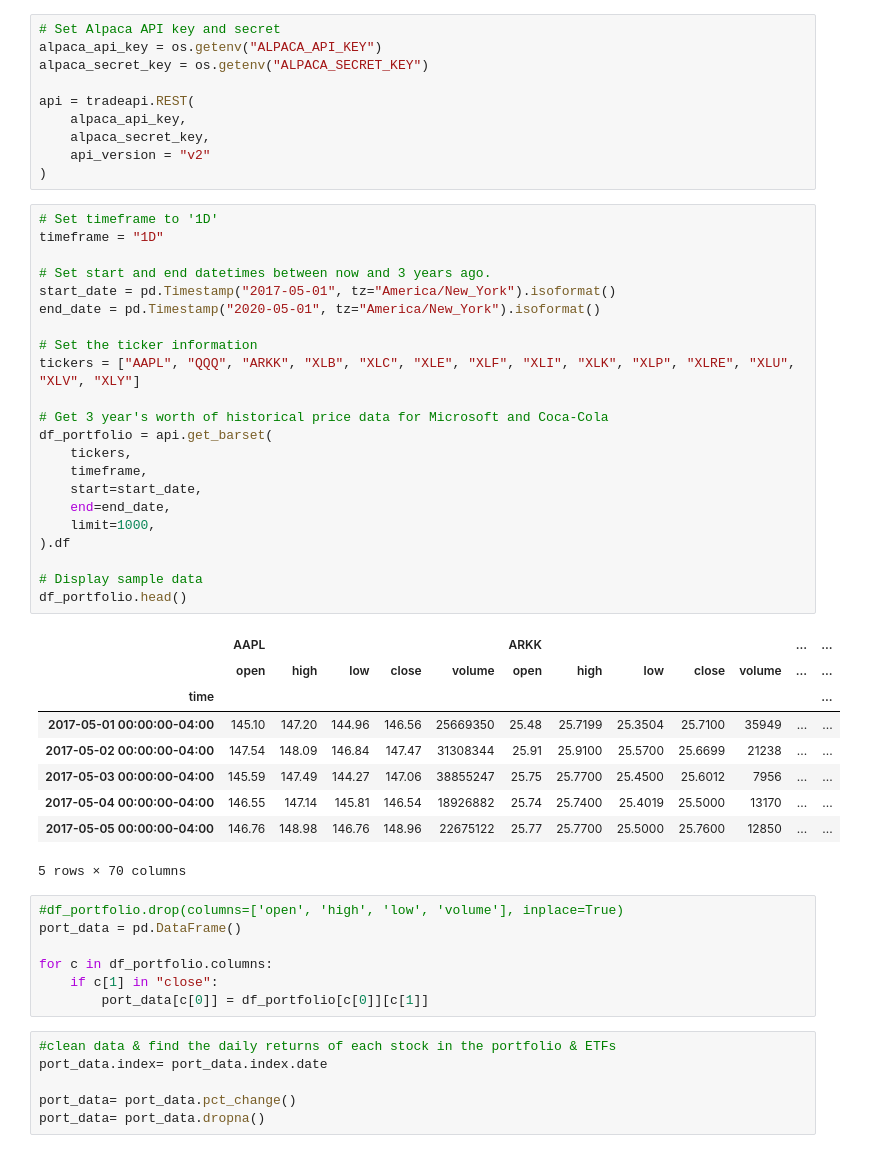
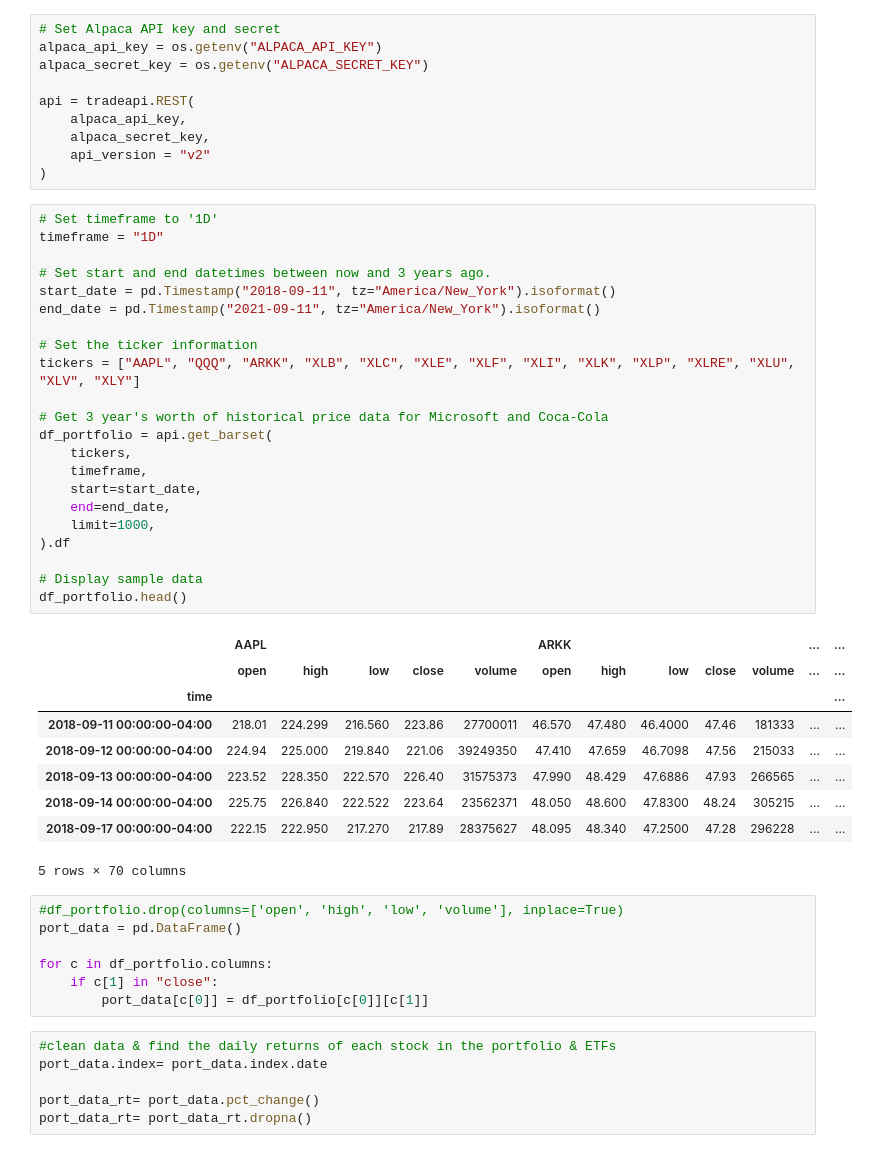
Before and after one commit to GCoeder/PortfolioManagement, a Jupyter notebook: project_code.ipynb, the cells around one changed output. Drawn from its saved outputs; the diff is of its cells as text.

```diff
--- a/project_code.ipynb
+++ b/project_code.ipynb
@@ -31,34 +31,34 @@ api = tradeapi.REST(
 # %%
 # Set timeframe to '1D'
 timeframe = "1D"
 
 # Set start and end datetimes between now and 3 years ago.
-start_date = pd.Timestamp("2017-05-01", tz="America/New_York").isoformat()
-end_date = pd.Timestamp("2020-05-01", tz="America/New_York").isoformat()
+start_date = pd.Timestamp("2018-09-11", tz="America/New_York").isoformat()
+end_date = pd.Timestamp("2021-09-11", tz="America/New_York").isoformat()
 
 # Set the ticker information
 tickers = ["AAPL", "QQQ", "ARKK", "XLB", "XLC", "XLE", "XLF", "XLI", "XLK", "XLP", "XLRE", "XLU", "XLV", "XLY"]
 
 # Get 3 year's worth of historical price data for Microsoft and Coca-Cola
 df_portfolio = api.get_barset(
     tickers,
     timeframe,
     start=start_date,
     end=end_date,
     limit=1000,
 ).df
 
 # Display sample data
 df_portfolio.head()
 # %% [output]
 |  | AAPL |  |  |  |  | ARKK |  |  |  |  | ... | ... |
 |  | open | high | low | close | volume | open | high | low | close | volume | ... | ... |
 | time |  |  |  |  |  |  |  |  |  |  |  | ... |
-| 2017-05-01 00:00:00-04:00 | 145.10 | 147.20 | 144.96 | 146.56 | 25669350 | 25.48 | 25.7199 | 25.3504 | 25.7100 | 35949 | ... | ... |
-| 2017-05-02 00:00:00-04:00 | 147.54 | 148.09 | 146.84 | 147.47 | 31308344 | 25.91 | 25.9100 | 25.5700 | 25.6699 | 21238 | ... | ... |
-| 2017-05-03 00:00:00-04:00 | 145.59 | 147.49 | 144.27 | 147.06 | 38855247 | 25.75 | 25.7700 | 25.4500 | 25.6012 | 7956 | ... | ... |
-| 2017-05-04 00:00:00-04:00 | 146.55 | 147.14 | 145.81 | 146.54 | 18926882 | 25.74 | 25.7400 | 25.4019 | 25.5000 | 13170 | ... | ... |
-| 2017-05-05 00:00:00-04:00 | 146.76 | 148.98 | 146.76 | 148.96 | 22675122 | 25.77 | 25.7700 | 25.5000 | 25.7600 | 12850 | ... | ... |
+| 2018-09-11 00:00:00-04:00 | 218.01 | 224.299 | 216.560 | 223.86 | 27700011 | 46.570 | 47.480 | 46.4000 | 47.46 | 181333 | ... | ... |
+| 2018-09-12 00:00:00-04:00 | 224.94 | 225.000 | 219.840 | 221.06 | 39249350 | 47.410 | 47.659 | 46.7098 | 47.56 | 215033 | ... | ... |
+| 2018-09-13 00:00:00-04:00 | 223.52 | 228.350 | 222.570 | 226.40 | 31575373 | 47.990 | 48.429 | 47.6886 | 47.93 | 266565 | ... | ... |
+| 2018-09-14 00:00:00-04:00 | 225.75 | 226.840 | 222.522 | 223.64 | 23562371 | 48.050 | 48.600 | 47.8300 | 48.24 | 305215 | ... | ... |
+| 2018-09-17 00:00:00-04:00 | 222.15 | 222.950 | 217.270 | 217.89 | 28375627 | 48.095 | 48.340 | 47.2500 | 47.28 | 296228 | ... | ... |
 5 rows × 70 columns
 # %%
 #df_portfolio.drop(columns=['open', 'high', 'low', 'volume'], inplace=True)
@@ -71,8 +71,8 @@ for c in df_portfolio.columns:
 #clean data & find the daily returns of each stock in the portfolio & ETFs
 port_data.index= port_data.index.date
 
-port_data= port_data.pct_change()
-port_data= port_data.dropna()
+port_data_rt= port_data.pct_change()
+port_data_rt= port_data_rt.dropna()
 # %%
 #sep data
 etf_tickers= ["XLB", "XLC", "XLE", "XLF", "XLI", "XLK", "XLP", "XLRE", "XLU", "XLV", "XLY"]
```
Also changed, not shown: parts of 28 cells of this notebook, 1 other file.
